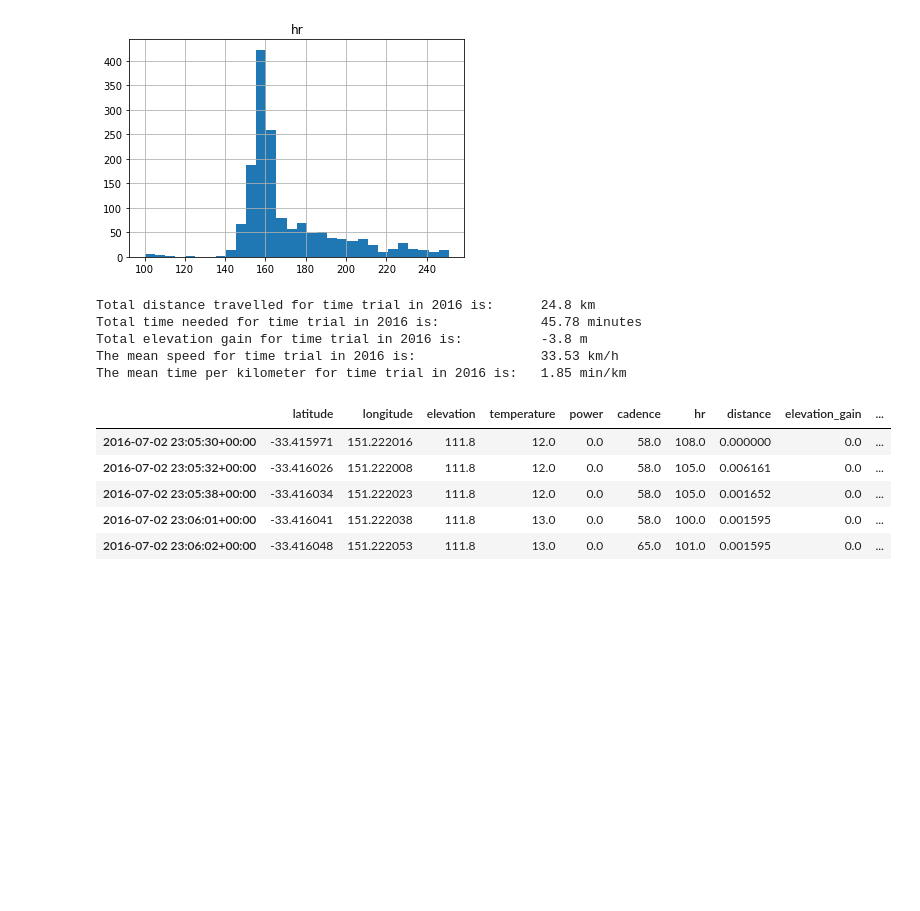
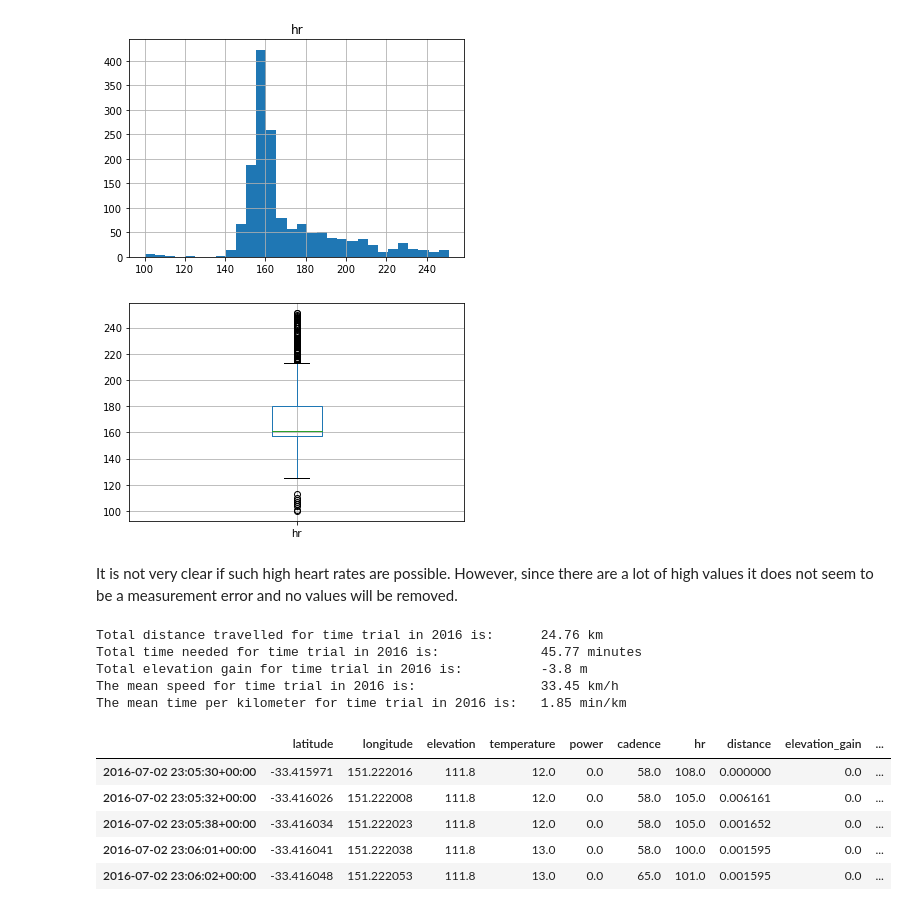
Before and after one commit to felix-rosenberger/Data-Science-Portfolio, a Jupyter notebook: Portfolio 1.ipynb, the cells around one changed output. Drawn from its saved outputs; the diff is of its cells as text; code cells hidden in the pictures; blank space fills up the shorter version.

```diff
--- a/Portfolio 1.ipynb
+++ b/Portfolio 1.ipynb
@@ -230,24 +282,30 @@ tt16_bpm_distribution = tt_2016.hist('hr', bins=30, histtype='stepfilled')
 # %% [output]
 [figure]
+# %%
+tt16_bpm_boxplot = tt16_clean.boxplot('hr')
+# %% [output]
+[figure, added]
+# %% [markdown]
+It is not very clear if such high heart rates are possible. However, since there are a lot of high values it does not seem to be a measurement error and no values will be removed.
 # %%
 # show relevant features
 
-tt_2016_distance = tt_2016["distance"].sum()
-tt_2016_time = tt_2016["timedelta"].sum()/60
-tt_2016_elevation = tt_2016["elevation_gain"].sum()
-tt_2016_speed = tt_2016["speed"].mean()
-tt_2016_minkm = (tt_2016_time)/tt_2016_distance
+tt16_clean_distance = tt16_clean["distance"].sum()
+tt16_clean_time = tt16_clean["timedelta"].sum()/60
+tt16_clean_elevation = tt16_clean["elevation_gain"].sum()
+tt16_clean_speed = tt16_clean["speed"].mean()
+tt16_clean_minkm = (tt16_clean_time)/tt16_clean_distance
 
-print("Total distance travelled for time trial in 2016 is:\t", round(tt_2016_distance, 2), "km")
-print("Total time needed for time trial in 2016 is:\t\t", round(tt_2016_time, 2), "minutes")
-print("Total elevation gain for time trial in 2016 is:\t\t", round(tt_2016_elevation, 2), "m")
-print("The mean speed for time trial in 2016 is:\t\t", round(tt_2016_speed, 2), "km/h")
-print("The mean time per kilometer for time trial in 2016 is:\t", round(tt_2016_minkm, 2), "min/km")
+print("Total distance travelled for time trial in 2016 is:\t", round(tt16_clean_distance, 2), "km")
+print("Total time needed for time trial in 2016 is:\t\t", round(tt16_clean_time, 2), "minutes")
+print("Total elevation gain for time trial in 2016 is:\t\t", round(tt16_clean_elevation, 2), "m")
+print("The mean speed for time trial in 2016 is:\t\t", round(tt16_clean_speed, 2), "km/h")
+print("The mean time per kilometer for time trial in 2016 is:\t", round(tt16_clean_minkm, 2), "min/km")
 # %% [output]
-Total distance travelled for time trial in 2016 is:      24.8 km
-Total time needed for time trial in 2016 is:             45.78 minutes
+Total distance travelled for time trial in 2016 is:      24.76 km
+Total time needed for time trial in 2016 is:             45.77 minutes
 Total elevation gain for time trial in 2016 is:          -3.8 m
-The mean speed for time trial in 2016 is:                33.53 km/h
+The mean speed for time trial in 2016 is:                33.45 km/h
 The mean time per kilometer for time trial in 2016 is:   1.85 min/km
 # %%
 # add simple moving average of speed as a column
```
Also changed, not shown: parts of 42 cells of this notebook.
